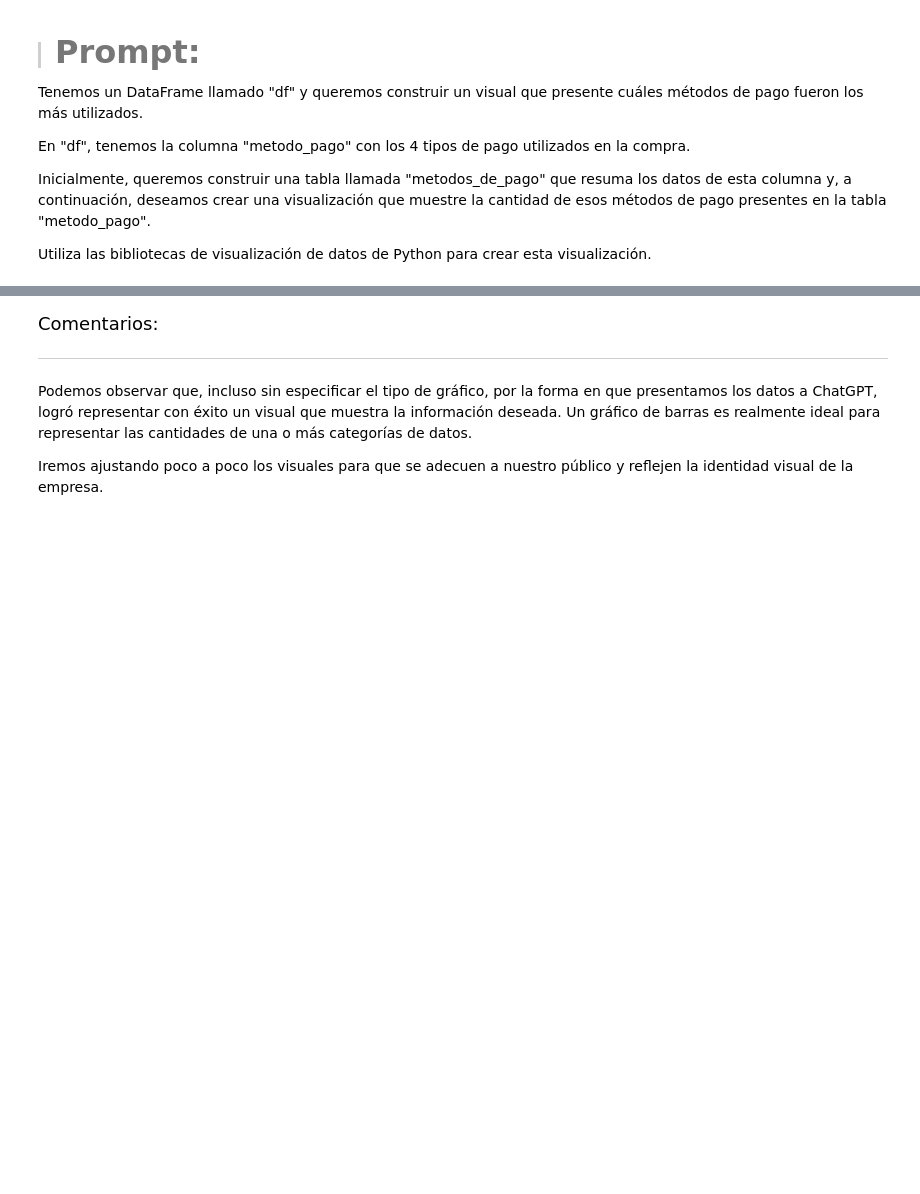
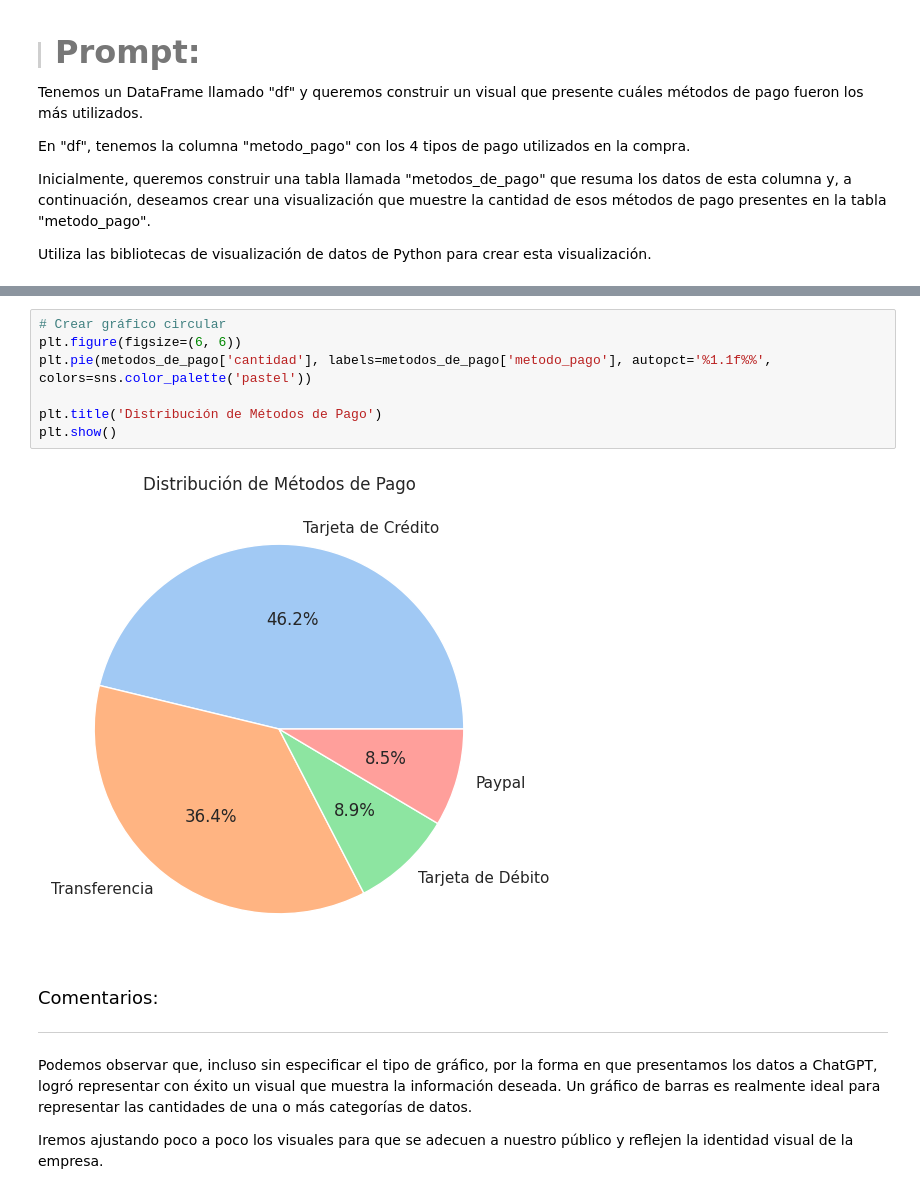
Before and after one commit to gloriagutierrez2025/IA-aplicada-a-la-ciencia-de-datos, a Jupyter notebook: IA_aplicada_a_ciencia_de_datos.ipynb, the cells around one changed output, grey strips where cells are left out. Saved outputs shown, nothing was run; the diff lists cells and outputs as text; blank space fills up the shorter version.

```diff
--- a/IA_aplicada_a_ciencia_de_datos.ipynb
+++ b/IA_aplicada_a_ciencia_de_datos.ipynb
@@ -362,3 +393,12 @@ Utiliza las bibliotecas de visualización de datos de Python para crear esta vis
+# %%
+# Crear gráfico circular
+plt.figure(figsize=(6, 6))
+plt.pie(metodos_de_pago['cantidad'], labels=metodos_de_pago['metodo_pago'], autopct='%1.1f%%', colors=sns.color_palette('pastel'))
+
+plt.title('Distribución de Métodos de Pago')
+plt.show()
+# %% [output]
+[figure, added]
 # %% [markdown]
 
 <font color="7b71ff" size=4> Comentarios: </font>
```
Also changed, not shown: parts of 6 cells of this notebook.
